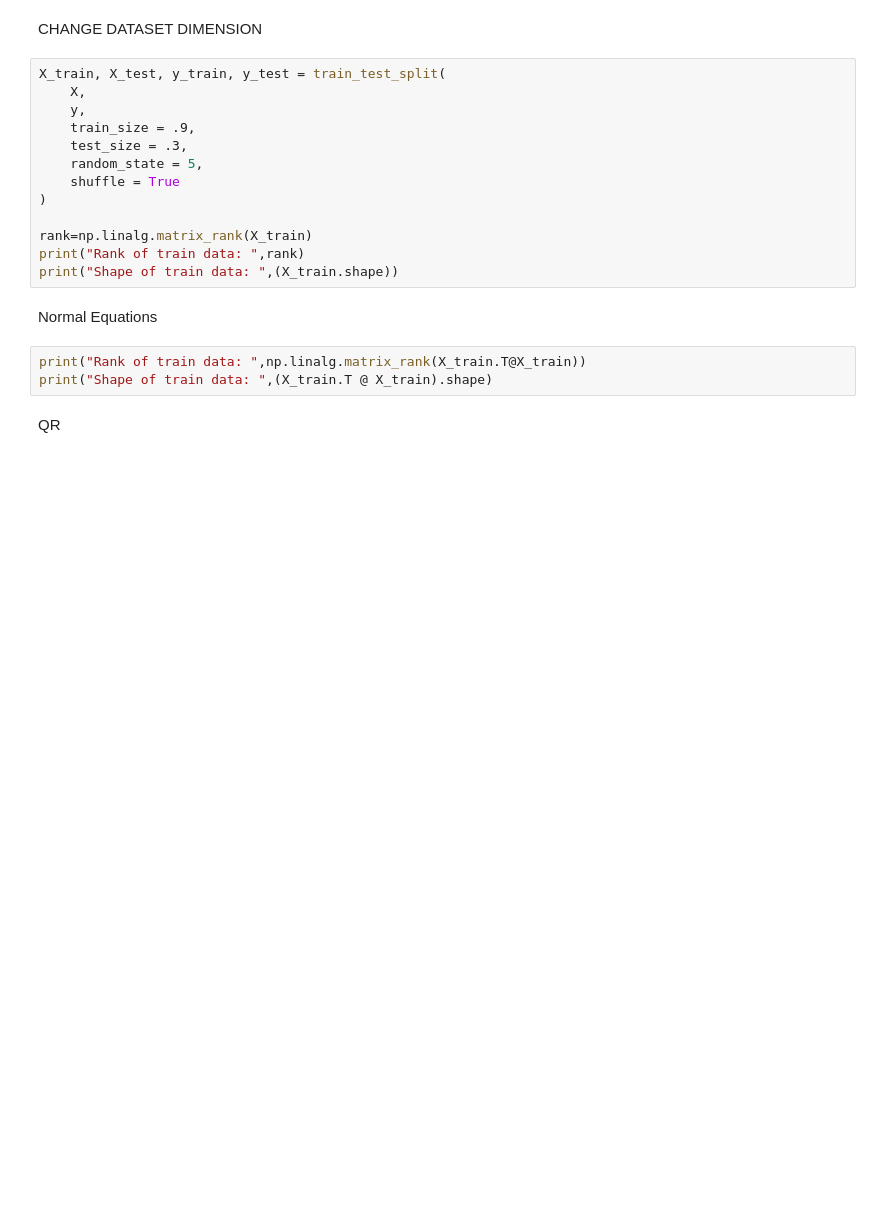
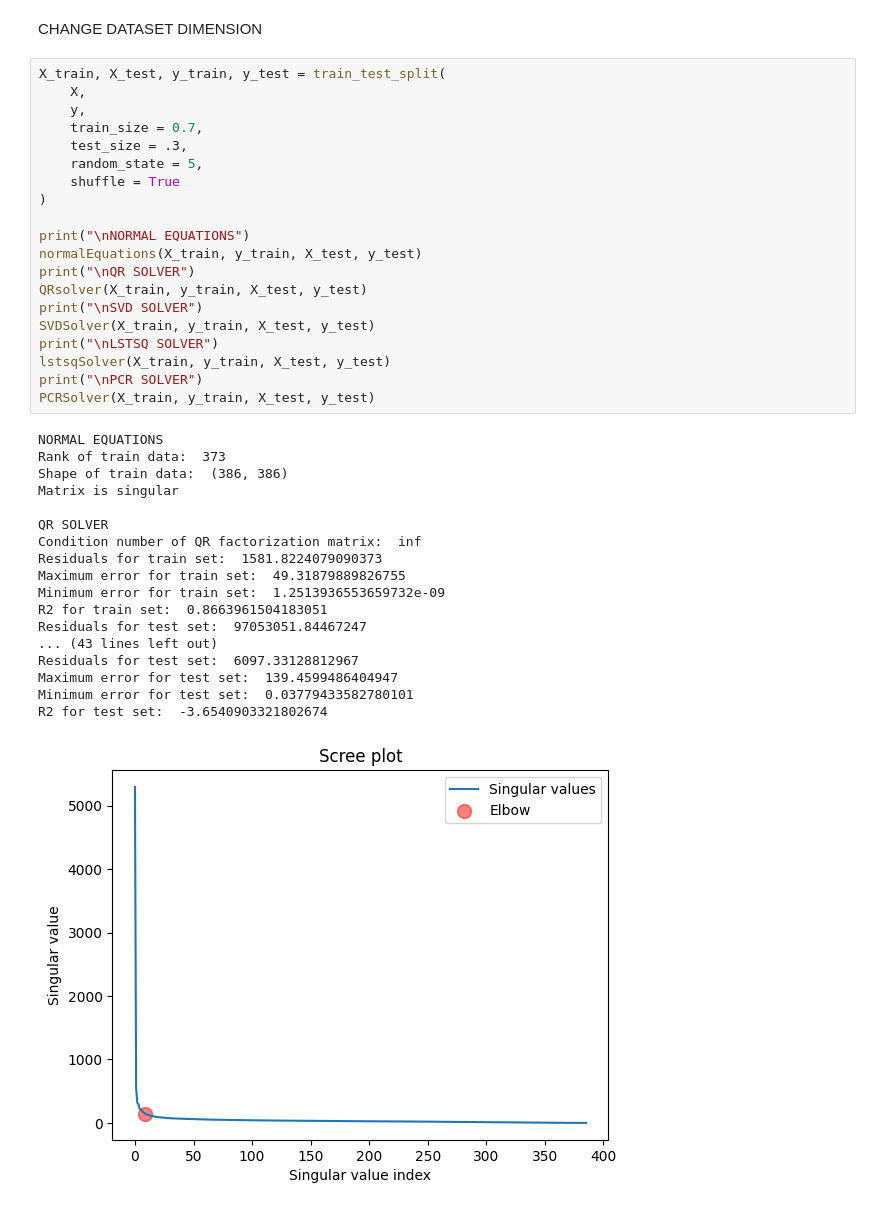
Before and after one commit to Fonty02/NumericalMethods, a Jupyter notebook: EXAM/Fontana-Exam-Numerical-Methods-January17-2025.ipynb, the cells around one changed output. Cells and saved outputs as stored; diff of their text form; blank space fills up the shorter version.

```diff
--- a/EXAM/Fontana-Exam-Numerical-Methods-January17-2025.ipynb
+++ b/EXAM/Fontana-Exam-Numerical-Methods-January17-2025.ipynb
@@ -1065,22 +642,41 @@ print("R2 for test set: ",R2_test)
 # %% [markdown]
 CHANGE DATASET DIMENSION
-# %%
-X_train, X_test, y_train, y_test = train_test_split(
-    X,
-    y,
-    train_size = .9,
-    test_size = .3,
-    random_state = 5,
-    shuffle = True
-)
-
-rank=np.linalg.matrix_rank(X_train)
-print("Rank of train data: ",rank)
-print("Shape of train data: ",(X_train.shape))
-# %% [markdown]
-Normal Equations
-# %%
-print("Rank of train data: ",np.linalg.matrix_rank(X_train.T@X_train))
-print("Shape of train data: ",(X_train.T @ X_train).shape)
-# %% [markdown]
-QR
+# %%
+X_train, X_test, y_train, y_test = train_test_split(
+    X,
+    y,
+    train_size = 0.7,
+    test_size = .3,
+    random_state = 5,
+    shuffle = True
+)
+
+print("\nNORMAL EQUATIONS")
+normalEquations(X_train, y_train, X_test, y_test)
+print("\nQR SOLVER")
+QRsolver(X_train, y_train, X_test, y_test)
+print("\nSVD SOLVER")
+SVDSolver(X_train, y_train, X_test, y_test)
+print("\nLSTSQ SOLVER")
+lstsqSolver(X_train, y_train, X_test, y_test)
+print("\nPCR SOLVER")
+PCRSolver(X_train, y_train, X_test, y_test)
+# %% [output]
+NORMAL EQUATIONS
+Rank of train data:  373
+Shape of train data:  (386, 386)
+Matrix is singular
+
+QR SOLVER
+Condition number of QR factorization matrix:  inf
+Residuals for train set:  1581.8224079090373
+Maximum error for train set:  49.31879889826755
+Minimum error for train set:  1.2513936553659732e-09
+R2 for train set:  0.8663961504183051
+Residuals for test set:  97053051.84467247
+... (43 lines left out)
+Residuals for test set:  6097.33128812967
+Maximum error for test set:  139.4599486404947
+Minimum error for test set:  0.03779433582780101
+R2 for test set:  -3.6540903321802674
+[figure, added]
```
Also changed, not shown: parts of 49 cells of this notebook.
